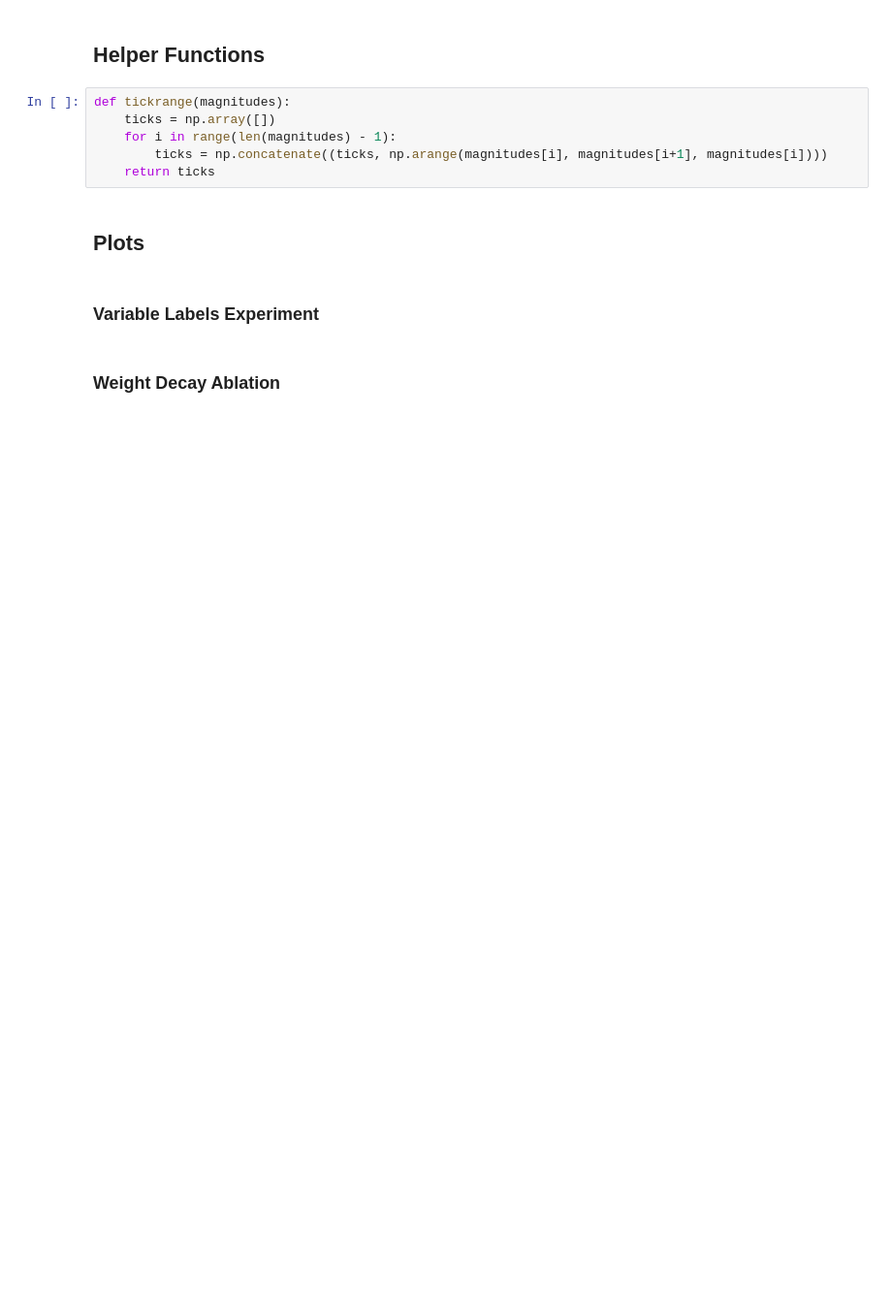
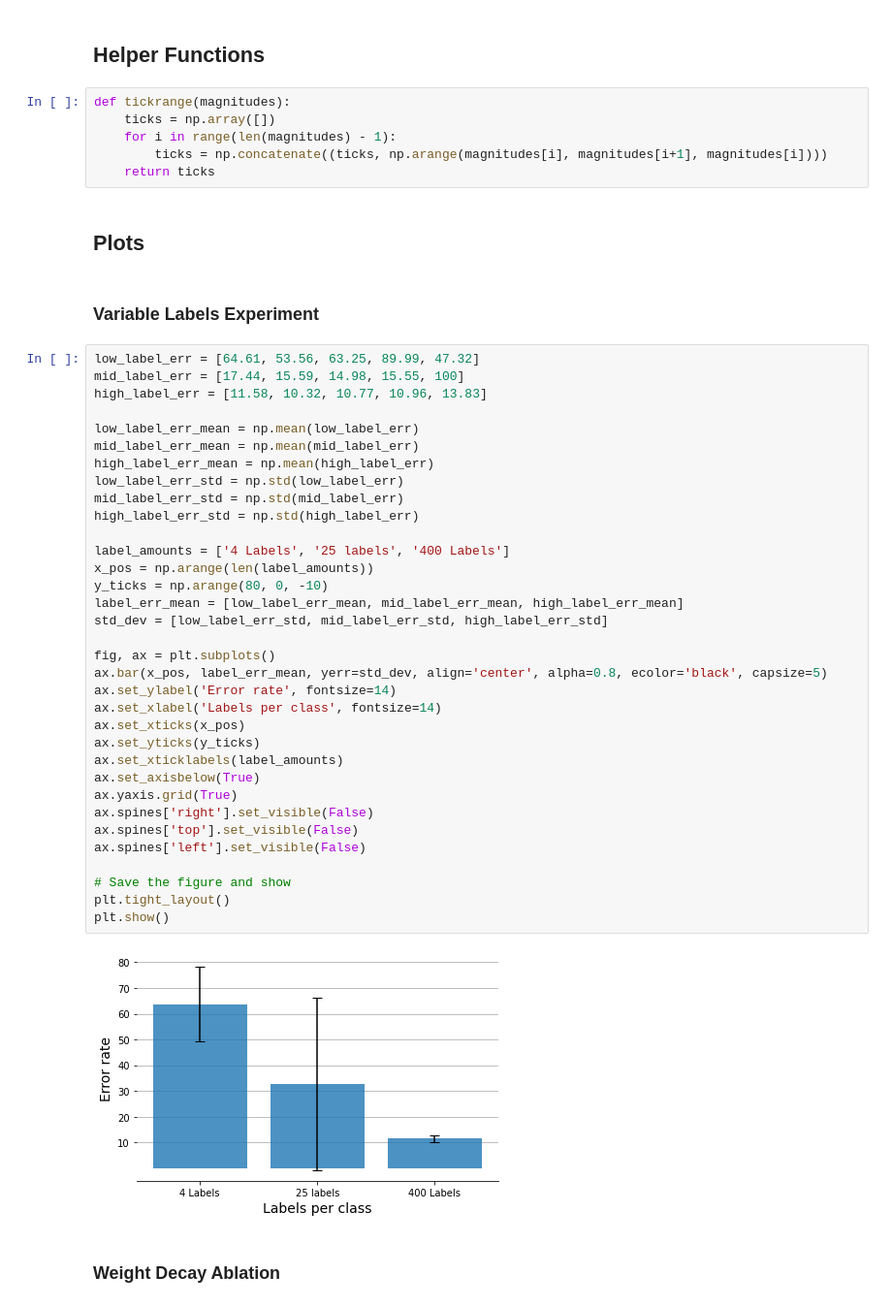
Before and after one commit to ErikBavenstrand/FixMatch, a Jupyter notebook: FixMatch.ipynb, the cells around one changed output. Shown at 97% size. Saved outputs shown, nothing was run; the diff lists cells and outputs as text; blank space fills up the shorter version.

```diff
--- a/FixMatch.ipynb
+++ b/FixMatch.ipynb
@@ -908,6 +948,42 @@ def tickrange(magnitudes):
 ## Plots
 # %% [markdown]
 ### Variable Labels Experiment
+# %%
+low_label_err = [64.61, 53.56, 63.25, 89.99, 47.32]
+mid_label_err = [17.44, 15.59, 14.98, 15.55, 100]
+high_label_err = [11.58, 10.32, 10.77, 10.96, 13.83]
+
+low_label_err_mean = np.mean(low_label_err)
+mid_label_err_mean = np.mean(mid_label_err)
+high_label_err_mean = np.mean(high_label_err)
+low_label_err_std = np.std(low_label_err)
+mid_label_err_std = np.std(mid_label_err)
+high_label_err_std = np.std(high_label_err)
+
+label_amounts = ['4 Labels', '25 labels', '400 Labels']
+x_pos = np.arange(len(label_amounts))
+y_ticks = np.arange(80, 0, -10)
+label_err_mean = [low_label_err_mean, mid_label_err_mean, high_label_err_mean]
+std_dev = [low_label_err_std, mid_label_err_std, high_label_err_std]
+
+fig, ax = plt.subplots()
+ax.bar(x_pos, label_err_mean, yerr=std_dev, align='center', alpha=0.8, ecolor='black', capsize=5)
+ax.set_ylabel('Error rate', fontsize=14)
+ax.set_xlabel('Labels per class', fontsize=14)
+ax.set_xticks(x_pos)
+ax.set_yticks(y_ticks)
+ax.set_xticklabels(label_amounts)
+ax.set_axisbelow(True)
+ax.yaxis.grid(True)
+ax.spines['right'].set_visible(False)
+ax.spines['top'].set_visible(False)
+ax.spines['left'].set_visible(False)
+
+# Save the figure and show
+plt.tight_layout()
+plt.show()
+# %% [output]
+[figure, added]
 # %% [markdown]
 ### Weight Decay Ablation
 # %%
```
Also changed, not shown: parts of 9 cells of this notebook, 1 other file.
